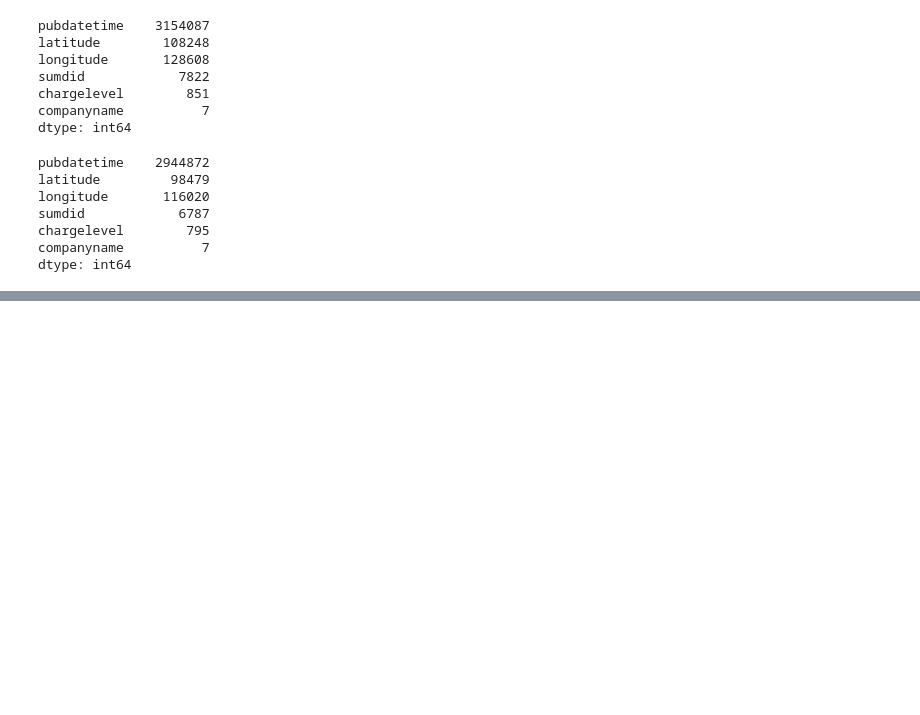
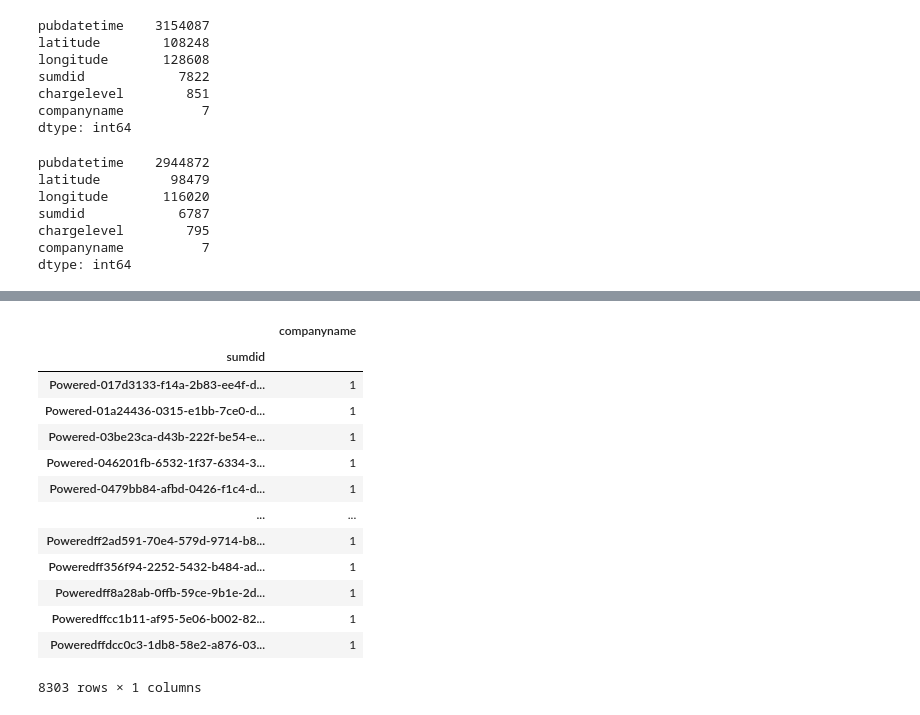
Before and after one commit to Rhunsilval/nashville_scooters_python, a Jupyter notebook: notebooks/2_EDA.ipynb, the cells around one changed output, grey strips where cells are left out. Saved outputs shown, nothing was run; the diff lists cells and outputs as text; code cells hidden in the pictures; blank space fills up the shorter version.

```diff
--- a/notebooks/2_EDA.ipynb
+++ b/notebooks/2_EDA.ipynb
@@ -111,0 +219,21 @@ dtype: int64
+# %%
+may_grouped = may.groupby("sumdid")
+
+may_grouped = may_grouped.agg({"companyname": "nunique"})
+
+may_grouped
+# %% [output]
+|  | companyname |
+| sumdid |  |
+| Powered-017d3133-f14a-2b83-ee4f-d... | 1 |
+| Powered-01a24436-0315-e1bb-7ce0-d... | 1 |
+| Powered-03be23ca-d43b-222f-be54-e... | 1 |
+| Powered-046201fb-6532-1f37-6334-3... | 1 |
+| Powered-0479bb84-afbd-0426-f1c4-d... | 1 |
+| ... | ... |
+| Poweredff2ad591-70e4-579d-9714-b8... | 1 |
+| Poweredff356f94-2252-5432-b484-ad... | 1 |
+| Poweredff8a28ab-0ffb-59ce-9b1e-2d... | 1 |
+| Poweredffcc1b11-af95-5e06-b002-82... | 1 |
+| Poweredffdcc0c3-1db8-58e2-a876-03... | 1 |
+8303 rows × 1 columns
```
Also changed, not shown: parts of 13 cells of this notebook, 1 other file.
